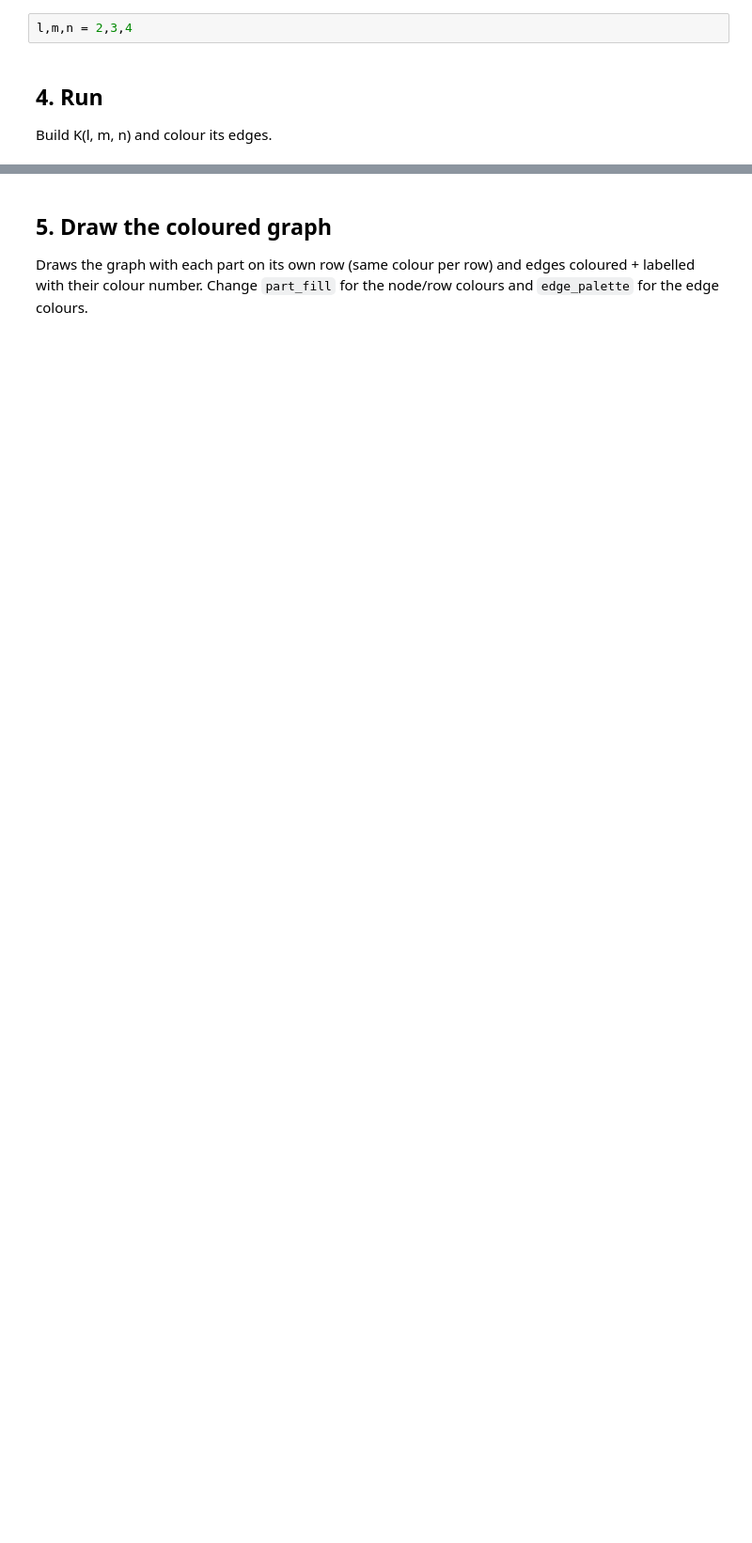
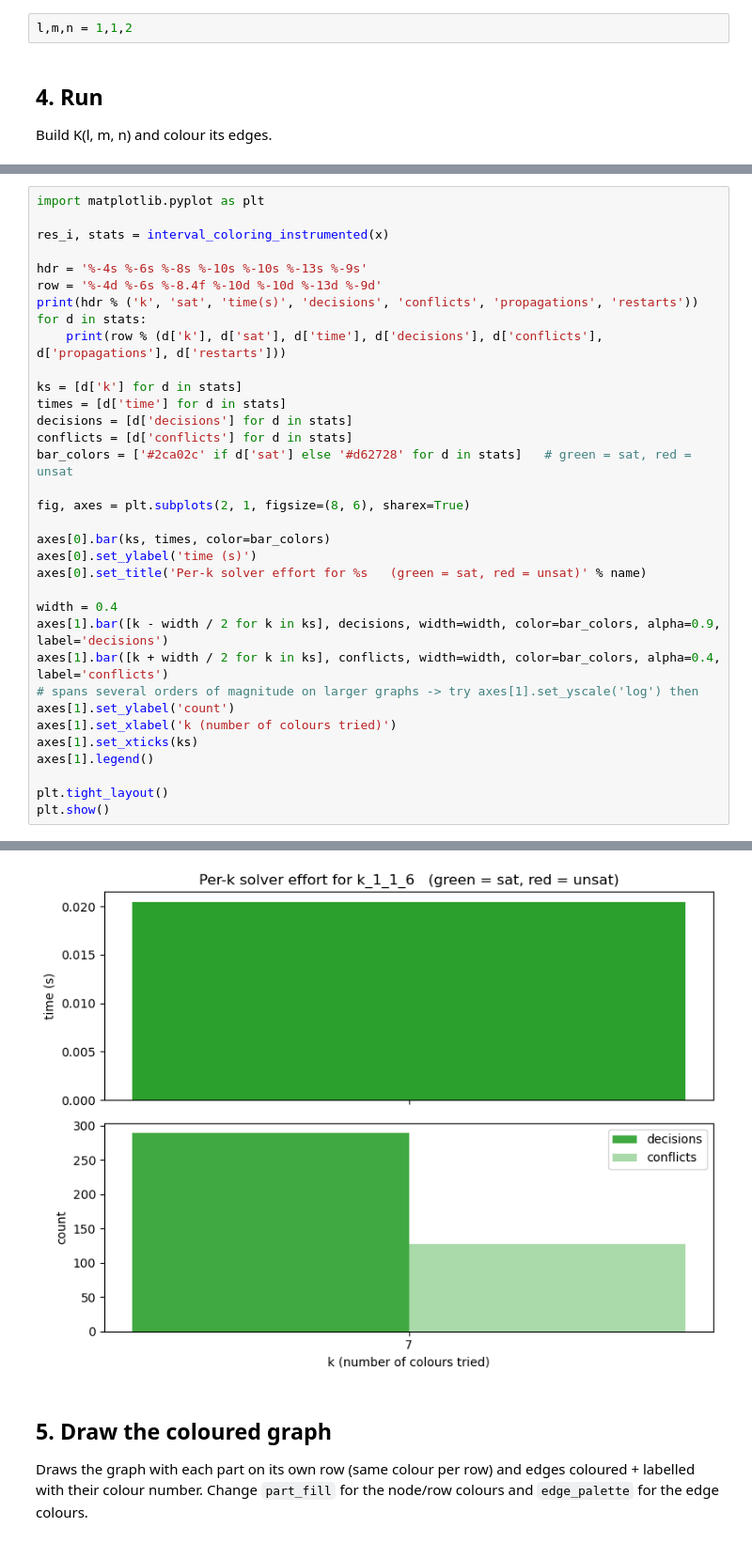
Before and after one commit to Lilit-Lele/graph-coloring, a Jupyter notebook: faster_version_reencoded.ipynb, the cells around one changed output, grey strips where cells are left out. Shown at 94% size. Saved outputs shown, nothing was run; the diff lists cells and outputs as text; blank space fills up the shorter version.

Commit message:
per-k solver effort/progress chart

```diff
--- a/faster_version_reencoded.ipynb
+++ b/faster_version_reencoded.ipynb
@@ -221,7 +221,7 @@ def log_solution(name, graph, res, runtime, path='solutions.txt'):
         f.write('\n'.join(lines) + '\n')
     print('Appended result for %s to %s' % (name, path))
 # %%
-l,m,n = 2,3,4
+l,m,n = 1,1,2
 # %% [markdown]
 ## 4. Run
 
@@ -249,0 +339,35 @@ log_solution(name, x, res, runtime)
+# %%
+import matplotlib.pyplot as plt
+
+res_i, stats = interval_coloring_instrumented(x)
+
+hdr = '%-4s %-6s %-8s %-10s %-10s %-13s %-9s'
+row = '%-4d %-6s %-8.4f %-10d %-10d %-13d %-9d'
+print(hdr % ('k', 'sat', 'time(s)', 'decisions', 'conflicts', 'propagations', 'restarts'))
+for d in stats:
+    print(row % (d['k'], d['sat'], d['time'], d['decisions'], d['conflicts'], d['propagations'], d['restarts']))
+
+ks = [d['k'] for d in stats]
+times = [d['time'] for d in stats]
+decisions = [d['decisions'] for d in stats]
+conflicts = [d['conflicts'] for d in stats]
+bar_colors = ['#2ca02c' if d['sat'] else '#d62728' for d in stats]   # green = sat, red = unsat
+
+fig, axes = plt.subplots(2, 1, figsize=(8, 6), sharex=True)
+
+axes[0].bar(ks, times, color=bar_colors)
+axes[0].set_ylabel('time (s)')
+axes[0].set_title('Per-k solver effort for %s   (green = sat, red = unsat)' % name)
+
+width = 0.4
+axes[1].bar([k - width / 2 for k in ks], decisions, width=width, color=bar_colors, alpha=0.9, label='decisions')
+axes[1].bar([k + width / 2 for k in ks], conflicts, width=width, color=bar_colors, alpha=0.4, label='conflicts')
+# spans several orders of magnitude on larger graphs -> try axes[1].set_yscale('log') then
+axes[1].set_ylabel('count')
+axes[1].set_xlabel('k (number of colours tried)')
+axes[1].set_xticks(ks)
+axes[1].legend()
+
+plt.tight_layout()
+plt.show()
+# %% [output]
@@ -250,3 +376,4 @@ log_solution(name, x, res, runtime)
+[figure, added]
 # %% [markdown]
 ## 5. Draw the coloured graph
 
```
Also changed, not shown: parts of 4 cells of this notebook.
